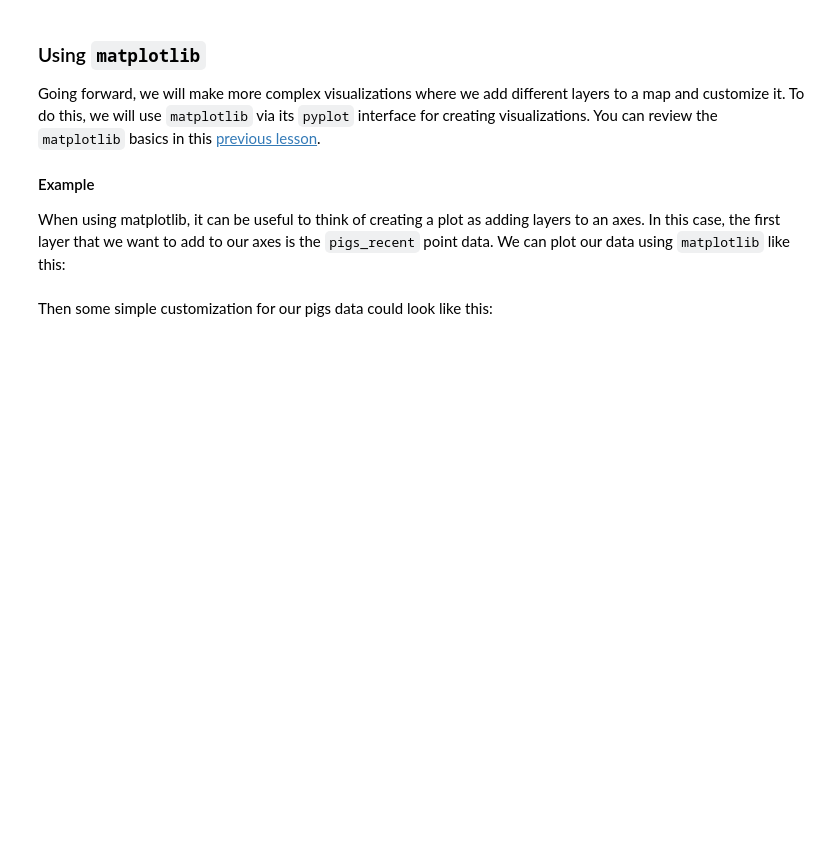
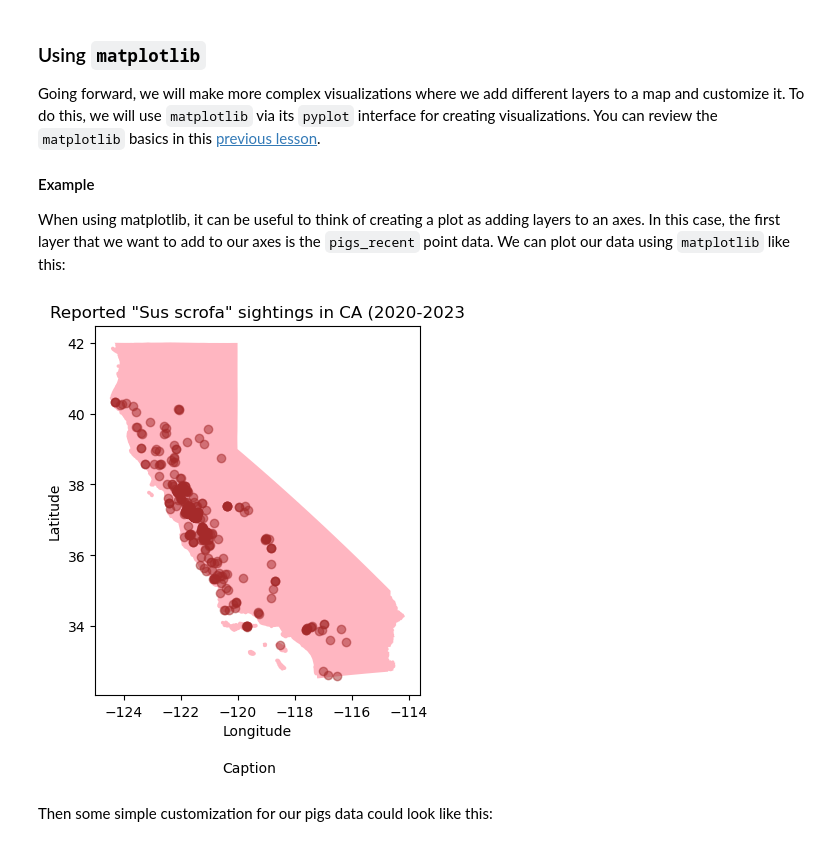
Before and after one commit to natashaclemencon/eds220-in-class, a Jupyter notebook: week-5-geopandas-intro-STUDENTS.ipynb, the cells around one changed output. Cells and saved outputs as stored; diff of their text form; code cells hidden in the pictures; blank space fills up the shorter version.

```diff
--- a/week-5-geopandas-intro-STUDENTS.ipynb
+++ b/week-5-geopandas-intro-STUDENTS.ipynb
@@ -303,6 +298,28 @@ Going forward, we will make more complex visualizations where we add different l
 #### Example
 
 When using matplotlib, it can be useful to think of creating a plot as adding layers to an axes. In this case, the first layer that we want to add to our axes is the `pigs_recent` point data. We can plot our data using `matplotlib` like this:
+# %%
+# For matplotlib you have to intialize an empty figure and axes
+fig, ax = plt.subplots()
+
+# Add CA layer
+ca_boundary.plot(ax=ax, color='lightpink')
+
+# Add pigs point plot to our figures axes
+pigs_recent.plot(ax=ax, # Add plot to specific axes
+                 alpha=0.5, # control transparency
+                 color='brown') #update point color
+
+plt.figtext(0.5, -0.05, "Caption", horizontalalignment='center', wrap=True)
+
+# Update axes
+ax.set_title('Reported "Sus scrofa" sightings in CA (2020-2023')
+ax.set_xlabel('Longitude')
+ax.set_ylabel('Latitude')
+# Display figure
+plt.show()
+# %% [output]
+[figure, added]
 # %% [markdown]
 Then some simple customization for our pigs data could look like this:
 # %% [markdown]
```
Also changed, not shown: parts of 3 cells of this notebook.
